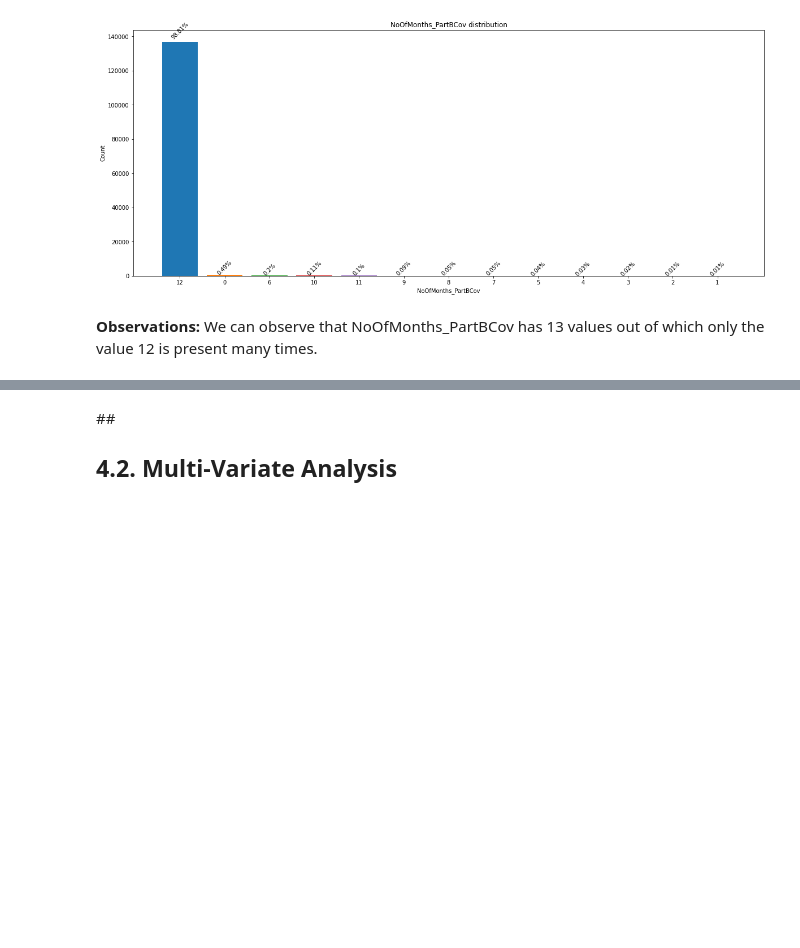
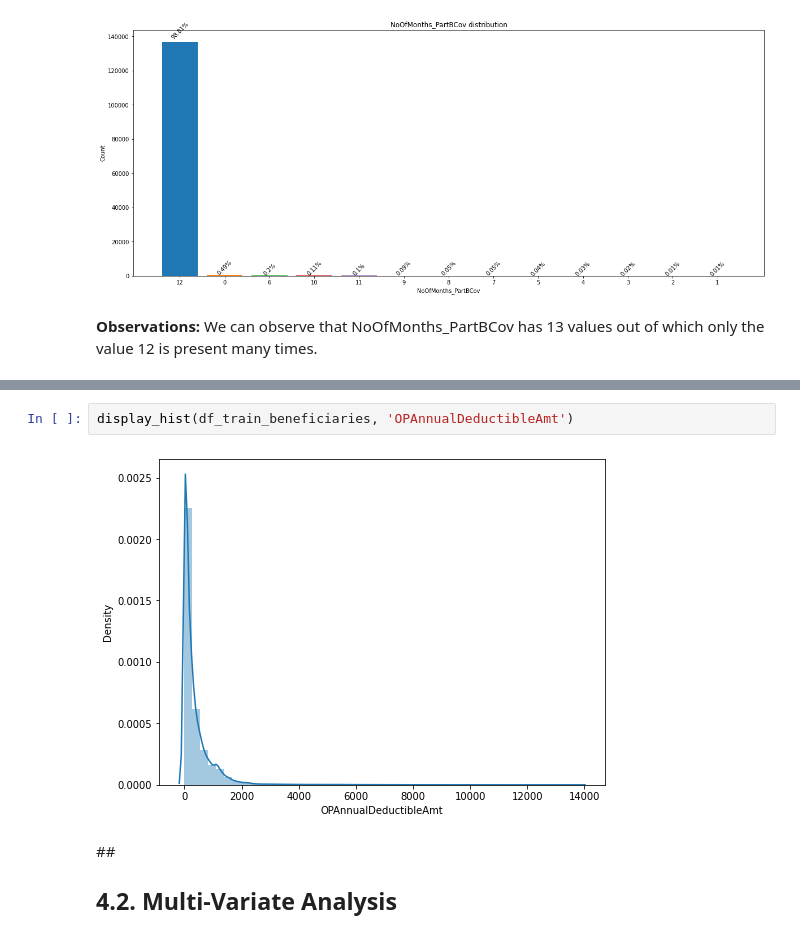
Before and after one commit to NaveenVuppula/Healthcare-Provider-Fraud-Detection-Analysis, a Jupyter notebook: Healthcare_Provider_Fraud_Detection_Analysis.ipynb, the cells around one changed output, grey strips where cells are left out. Drawn from its saved outputs; the diff is of its cells as text; blank space fills up the shorter version.

```diff
--- a/Healthcare_Provider_Fraud_Detection_Analysis.ipynb
+++ b/Healthcare_Provider_Fraud_Detection_Analysis.ipynb
@@ -334,3 +413,7 @@ show_barplot(data, "NoOfMonths_PartBCov", "NoOfMonths_PartBCov distribution")
+# %%
+display_hist(df_train_beneficiaries, 'OPAnnualDeductibleAmt')
+# %% [output]
+[figure, added]
 # %% [markdown]
 ##<h2>4.2. Multi-Variate Analysis
 # %% [markdown]
```
Also changed, not shown: parts of 19 cells of this notebook.
